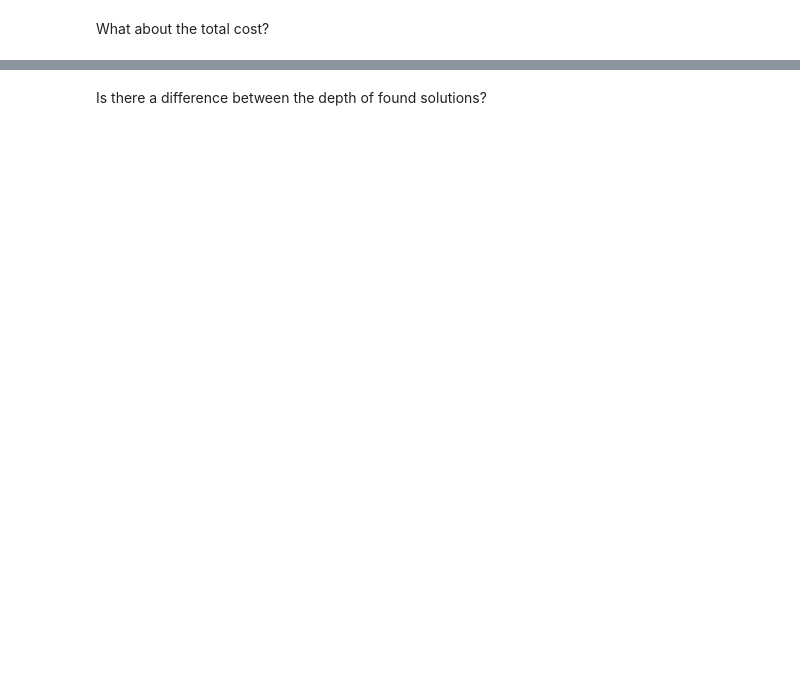
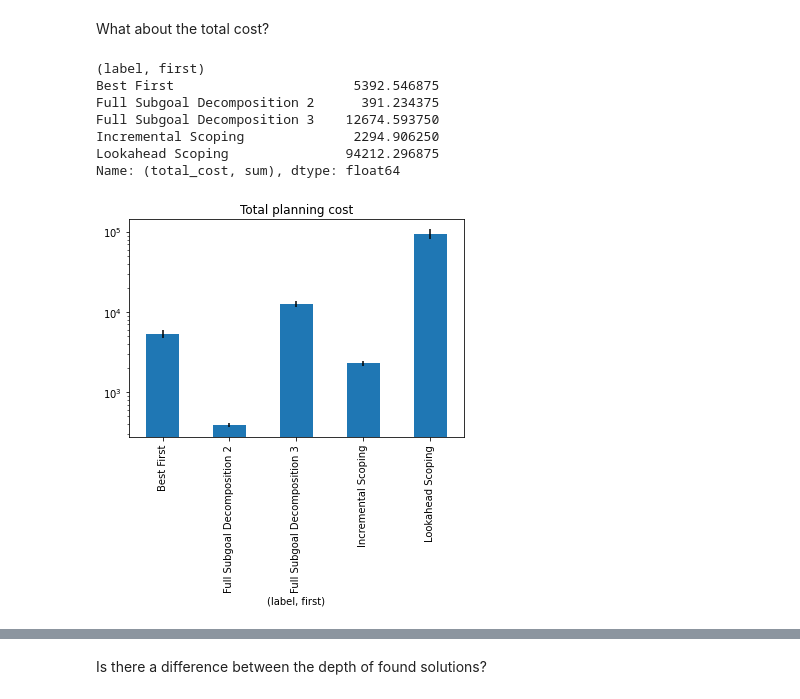
Before and after one commit to cogtoolslab/projection_block_construction, a Jupyter notebook: analysis/tower selection analysis.ipynb, the cells around one changed output, grey strips where cells are left out. Drawn from its saved outputs; the diff is of its cells as text; code cells hidden in the pictures; blank space fills up the shorter version.

```diff
--- a/analysis/tower selection analysis.ipynb
+++ b/analysis/tower selection analysis.ipynb
@@ -120,5 +207,17 @@ plt.show()
 # %% [markdown]
 What about the total cost?
 # %%
-display(sum_df.groupby([('agent','first')]).mean()[('cost','sum')])
-sum_df.groupby([('agent','first')]).mean()[('total_cost','sum')].plot(kind='bar', title='Mean action planning cost (for chosen solution', yerr=sum_df.groupby([('agent','first')]).mean()[('total_cost','sem')])
+display(sum_df.groupby([('label', 'first')]).mean()[('total_cost', 'sum')])
+sum_df.groupby([('label', 'first')]).mean()[('total_cost', 'sum')].plot(
+    kind='bar', title='Total planning cost', yerr=sum_df.groupby([('label', 'first')]).mean()[('total_cost', 'sem')])
+plt.yscale('log')
+plt.show()
+# %% [output]
+(label, first)
+Best First                       5392.546875
+Full Subgoal Decomposition 2      391.234375
+Full Subgoal Decomposition 3    12674.593750
+Incremental Scoping              2294.906250
+Lookahead Scoping               94212.296875
+Name: (total_cost, sum), dtype: float64
+[figure, added]
```
Also changed, not shown: parts of 31 cells of this notebook, 7 other files.
